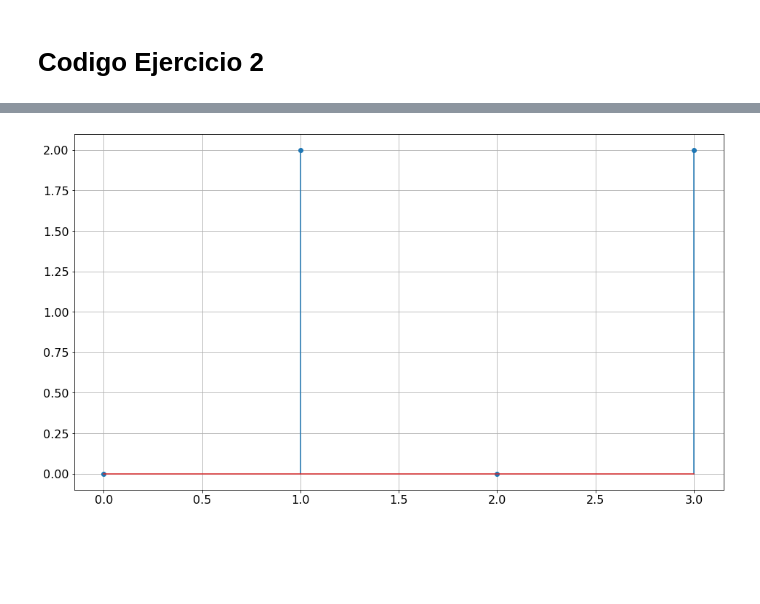
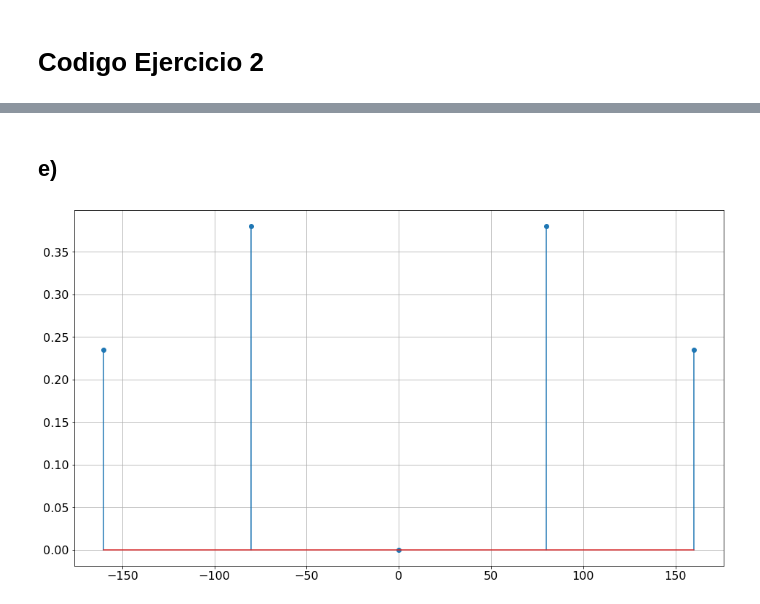
Before and after one commit to LautaroAndresSaez/Codigos_DSP, a Jupyter notebook: 02-Continua-Periodica.ipynb, the cells around one changed output, grey strips where cells are left out. Cells and saved outputs as stored; diff of their text form; code cells hidden in the pictures; blank space fills up the shorter version.

```diff
--- a/02-Continua-Periodica.ipynb
+++ b/02-Continua-Periodica.ipynb
@@ -24,7 +24,7 @@ def calcular_fft( x_c, Fs, N ):
         n = np.arange( 0, N, 1 )
         x = lambda n: x_c( n / Fs )
         x_e = x(n)
-        X = fft( x_e )
+        X = fft( x_e ) / N
         freq = fftshift( fftfreq( N ) ) * Fs
         resultados = {
             'X': X,
@@ -42,5 +54,9 @@ X = calcular_fft( x_c, Fs, 4 )['X']
+# %% [markdown]
+## e)
+# %%
+X = calcular_fft( x_c, Fs, 5 )
 # %%
-plt.stem( np.abs( X ) )
+plt.stem( X['freq'] ,np.abs( X['shift_X'] ) )
 plt.grid()
 # %% [output]
-[figure, old version]
+[figure, new version]
```
Also changed, not shown: parts of 9 cells of this notebook, 8 other files.
